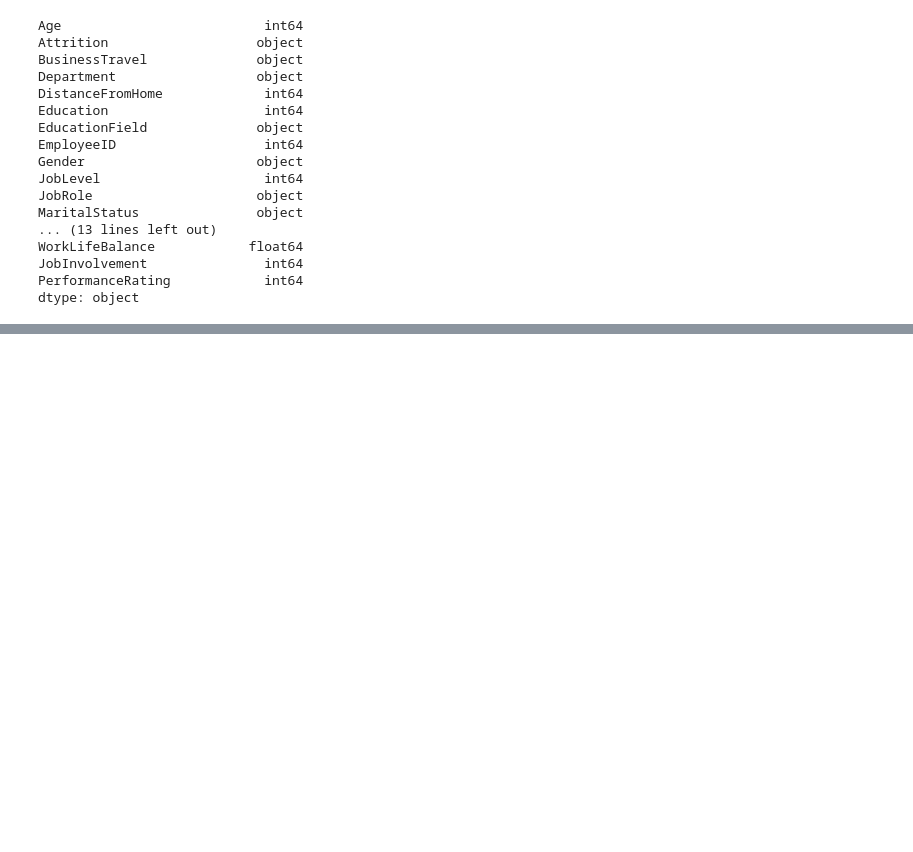
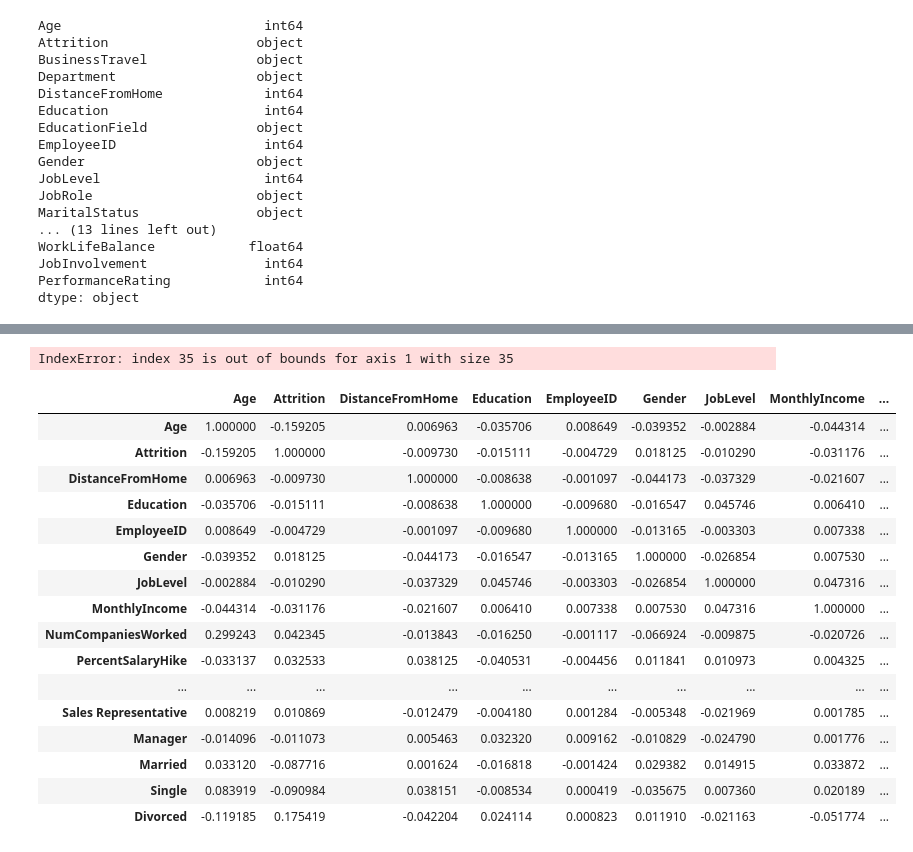
Before and after one commit to nazzim29/HumanForYou, a Jupyter notebook: projet.ipynb, the cells around one changed output, grey strips where cells are left out. Saved outputs shown, nothing was run; the diff lists cells and outputs as text; code cells hidden in the pictures; blank space fills up the shorter version.

```diff
--- a/projet.ipynb
+++ b/projet.ipynb
@@ -433,0 +385,3 @@ dtype: object
+# %%
+for idx, col in enumerate(numeric_cols):
+    general_data[col] = pre_general_data[:,idx]
@@ -433,0 +411,12 @@ dtype: object
+# %%
+start = len(numeric_cols)
+print(start)
+for col in onehot_columns:
+    for v in general_data[col].unique():
+        print(v)
+        general_data[v] = pre_general_data[:,start]
+        general_data[v] = general_data[v].astype(bool)
+        start+=1
+    general_data = general_data.drop(col,axis=1)
+
+print(start)
@@ -433,0 +441,33 @@ dtype: object
+# %%
+for col in ordinal_columns:
+    general_data[col] = pre_general_data[:,start]
+    general_data[col] = general_data[col].astype(int)
+    start+=1
+# %%
+for col in bussiness_travel_values:
+    general_data[col] = pre_general_data[:,start]
+    general_data[col] = general_data[col].astype(int)
+    start+=1
+# %% [output]
+IndexError: index 35 is out of bounds for axis 1 with size 35
+# %%
+corr_matrix = general_data.corr()
+corr_matrix.style.background_gradient(cmap='Wistia')
+# %% [output]
+|  | Age | Attrition | DistanceFromHome | Education | EmployeeID | Gender | JobLevel | MonthlyIncome | ... |
+| Age | 1.000000 | -0.159205 | 0.006963 | -0.035706 | 0.008649 | -0.039352 | -0.002884 | -0.044314 | ... |
+| Attrition | -0.159205 | 1.000000 | -0.009730 | -0.015111 | -0.004729 | 0.018125 | -0.010290 | -0.031176 | ... |
+| DistanceFromHome | 0.006963 | -0.009730 | 1.000000 | -0.008638 | -0.001097 | -0.044173 | -0.037329 | -0.021607 | ... |
+| Education | -0.035706 | -0.015111 | -0.008638 | 1.000000 | -0.009680 | -0.016547 | 0.045746 | 0.006410 | ... |
+| EmployeeID | 0.008649 | -0.004729 | -0.001097 | -0.009680 | 1.000000 | -0.013165 | -0.003303 | 0.007338 | ... |
+| Gender | -0.039352 | 0.018125 | -0.044173 | -0.016547 | -0.013165 | 1.000000 | -0.026854 | 0.007530 | ... |
+| JobLevel | -0.002884 | -0.010290 | -0.037329 | 0.045746 | -0.003303 | -0.026854 | 1.000000 | 0.047316 | ... |
+| MonthlyIncome | -0.044314 | -0.031176 | -0.021607 | 0.006410 | 0.007338 | 0.007530 | 0.047316 | 1.000000 | ... |
+| NumCompaniesWorked | 0.299243 | 0.042345 | -0.013843 | -0.016250 | -0.001117 | -0.066924 | -0.009875 | -0.020726 | ... |
+| PercentSalaryHike | -0.033137 | 0.032533 | 0.038125 | -0.040531 | -0.004456 | 0.011841 | 0.010973 | 0.004325 | ... |
+| ... | ... | ... | ... | ... | ... | ... | ... | ... | ... |
+| Sales Representative | 0.008219 | 0.010869 | -0.012479 | -0.004180 | 0.001284 | -0.005348 | -0.021969 | 0.001785 | ... |
+| Manager | -0.014096 | -0.011073 | 0.005463 | 0.032320 | 0.009162 | -0.010829 | -0.024790 | 0.001776 | ... |
+| Married | 0.033120 | -0.087716 | 0.001624 | -0.016818 | -0.001424 | 0.029382 | 0.014915 | 0.033872 | ... |
+| Single | 0.083919 | -0.090984 | 0.038151 | -0.008534 | 0.000419 | -0.035675 | 0.007360 | 0.020189 | ... |
+| Divorced | -0.119185 | 0.175419 | -0.042204 | 0.024114 | 0.000823 | 0.011910 | -0.021163 | -0.051774 | ... |
```
Also changed, not shown: parts of 24 cells of this notebook.
